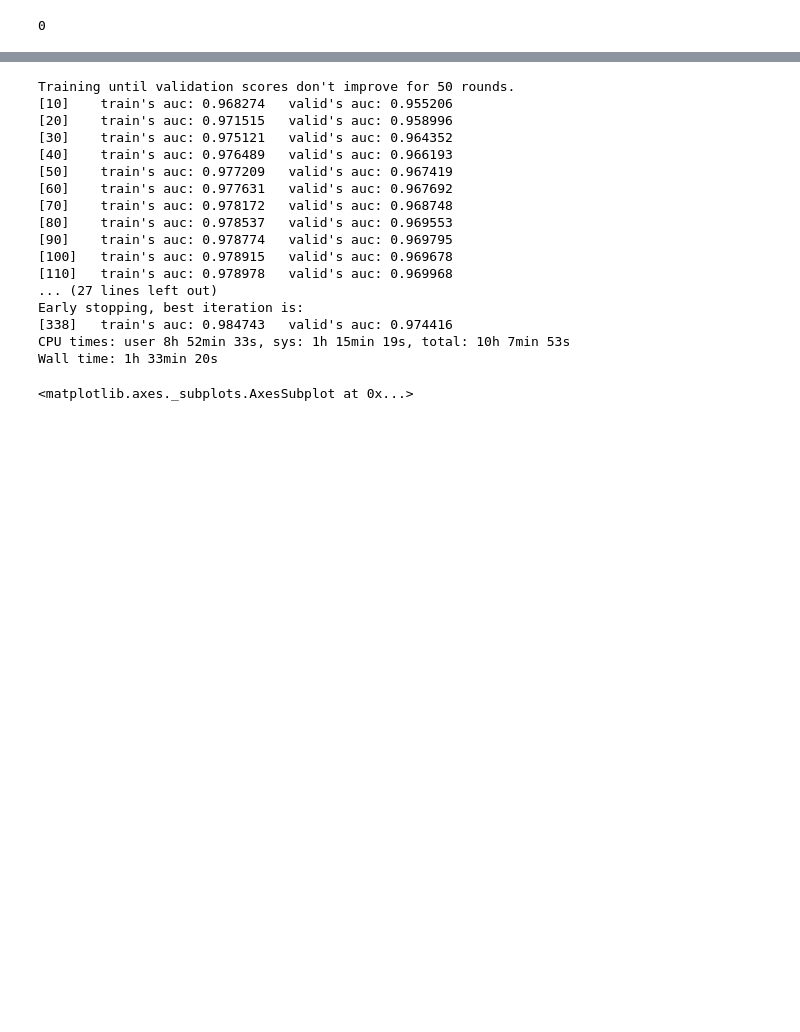
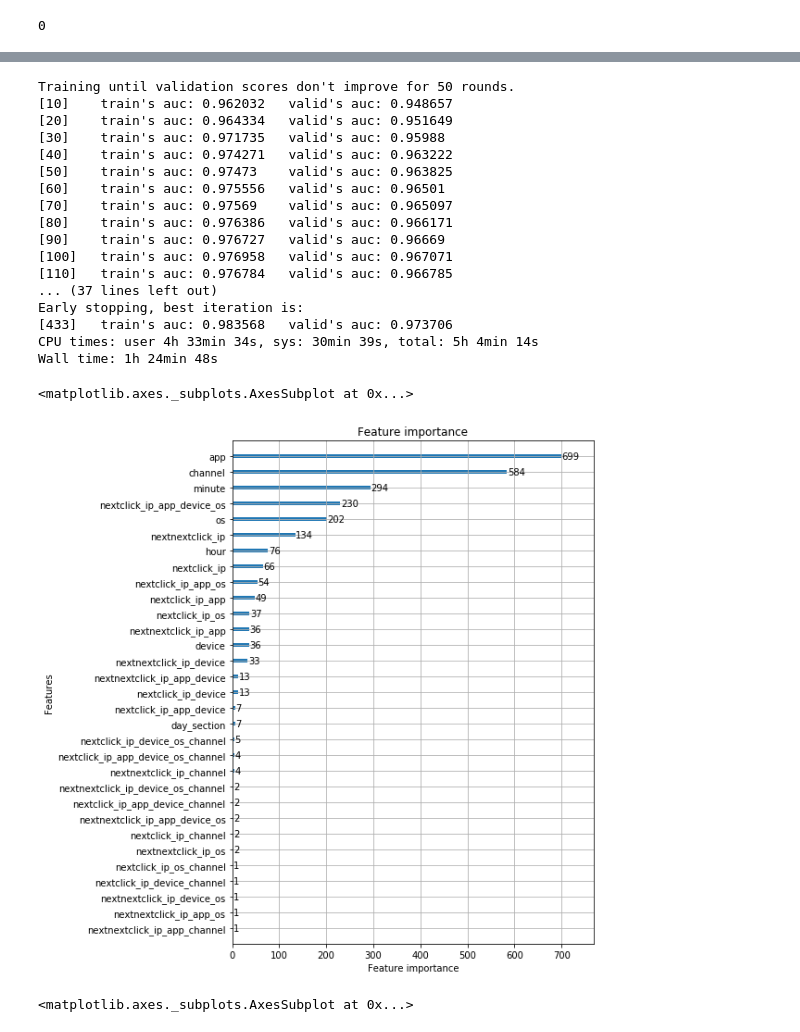
Before and after one commit to emmygold1/kaggle_proj, a Jupyter notebook: talking_data/notebooks/scan_feats.ipynb, the cells around one changed output, grey strips where cells are left out. Saved outputs shown, nothing was run; the diff lists cells and outputs as text; code cells hidden in the pictures; blank space fills up the shorter version.

```diff
--- a/talking_data/notebooks/scan_feats.ipynb
+++ b/talking_data/notebooks/scan_feats.ipynb
@@ -536,13 +536,13 @@ params = {
     'objective': 'binary',
     'metric': 'auc',
     'learning_rate': 0.1,
-    'num_leaves': 10,  # Was 255: Reduced to control overfitting Try increasing this
-    'max_depth': -1,  # Was 8: LightGBM splits leaf-wise, so control depth via num_leaves
-    'min_child_samples': 10, # try increasing this
+    'num_leaves': 7,  # Was 255: Reduced to control overfitting Try increasing this
+    'max_depth': 3,  # Was 8: LightGBM splits leaf-wise, so control depth via num_leaves
+    'min_child_samples': 100, # try increasing this
     'max_bin': 100, # try increasing this
     'subsample': 0.7,  # Was 0.7 # try decreasing this
     'subsample_freq': 1, # try 0
-    'colsample_bytree': 0.7, # try decreasing
+    'colsample_bytree': 0.9, # try decreasing
     'min_child_weight': 0, # try increasing
     'subsample_for_bin': 200000,
     'min_split_gain': 0,
@@ -590,22 +590,28 @@ lgb_model = lgb.train(
 )
 # %% [output]
 Training until validation scores don't improve for 50 rounds.
-[10]    train's auc: 0.968274   valid's auc: 0.955206
-[20]    train's auc: 0.971515   valid's auc: 0.958996
-[30]    train's auc: 0.975121   valid's auc: 0.964352
-[40]    train's auc: 0.976489   valid's auc: 0.966193
-[50]    train's auc: 0.977209   valid's auc: 0.967419
-[60]    train's auc: 0.977631   valid's auc: 0.967692
-[70]    train's auc: 0.978172   valid's auc: 0.968748
-[80]    train's auc: 0.978537   valid's auc: 0.969553
-[90]    train's auc: 0.978774   valid's auc: 0.969795
-[100]   train's auc: 0.978915   valid's auc: 0.969678
-[110]   train's auc: 0.978978   valid's auc: 0.969968
-... (27 lines left out)
+[10]    train's auc: 0.962032   valid's auc: 0.948657
+[20]    train's auc: 0.964334   valid's auc: 0.951649
+[30]    train's auc: 0.971735   valid's auc: 0.95988
+[40]    train's auc: 0.974271   valid's auc: 0.963222
+[50]    train's auc: 0.97473    valid's auc: 0.963825
+[60]    train's auc: 0.975556   valid's auc: 0.96501
+[70]    train's auc: 0.97569    valid's auc: 0.965097
+[80]    train's auc: 0.976386   valid's auc: 0.966171
+[90]    train's auc: 0.976727   valid's auc: 0.96669
+[100]   train's auc: 0.976958   valid's auc: 0.967071
+[110]   train's auc: 0.976784   valid's auc: 0.966785
+... (37 lines left out)
 Early stopping, best iteration is:
-[338]   train's auc: 0.984743   valid's auc: 0.974416
-CPU times: user 8h 52min 33s, sys: 1h 15min 19s, total: 10h 7min 53s
-Wall time: 1h 33min 20s
+[433]   train's auc: 0.983568   valid's auc: 0.973706
+CPU times: user 4h 33min 34s, sys: 30min 39s, total: 5h 4min 14s
+Wall time: 1h 24min 48s
+# %%
+f, ax = plt.subplots(figsize=[7,10])
+lgb.plot_importance(lgb_model, ax=ax, max_num_features=len(predictors))
+# %% [output]
+<matplotlib.axes._subplots.AxesSubplot at 0x...>
+[figure, added]
 # %%
 f, ax = plt.subplots(figsize=[7,10])
 lgb.plot_importance(lgb_model, ax=ax, max_num_features=len(predictors))
```
Also changed, not shown: parts of 16 cells of this notebook.
